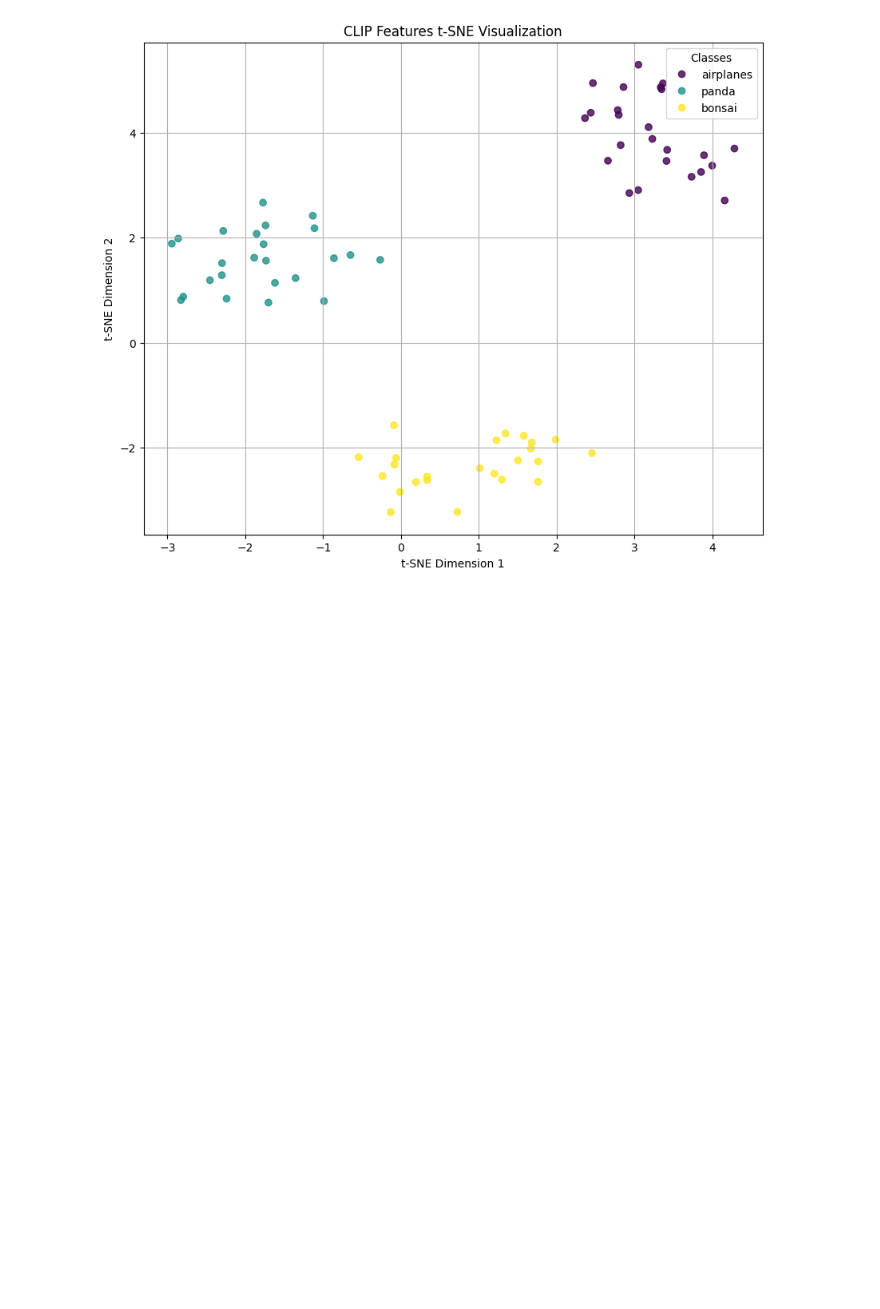
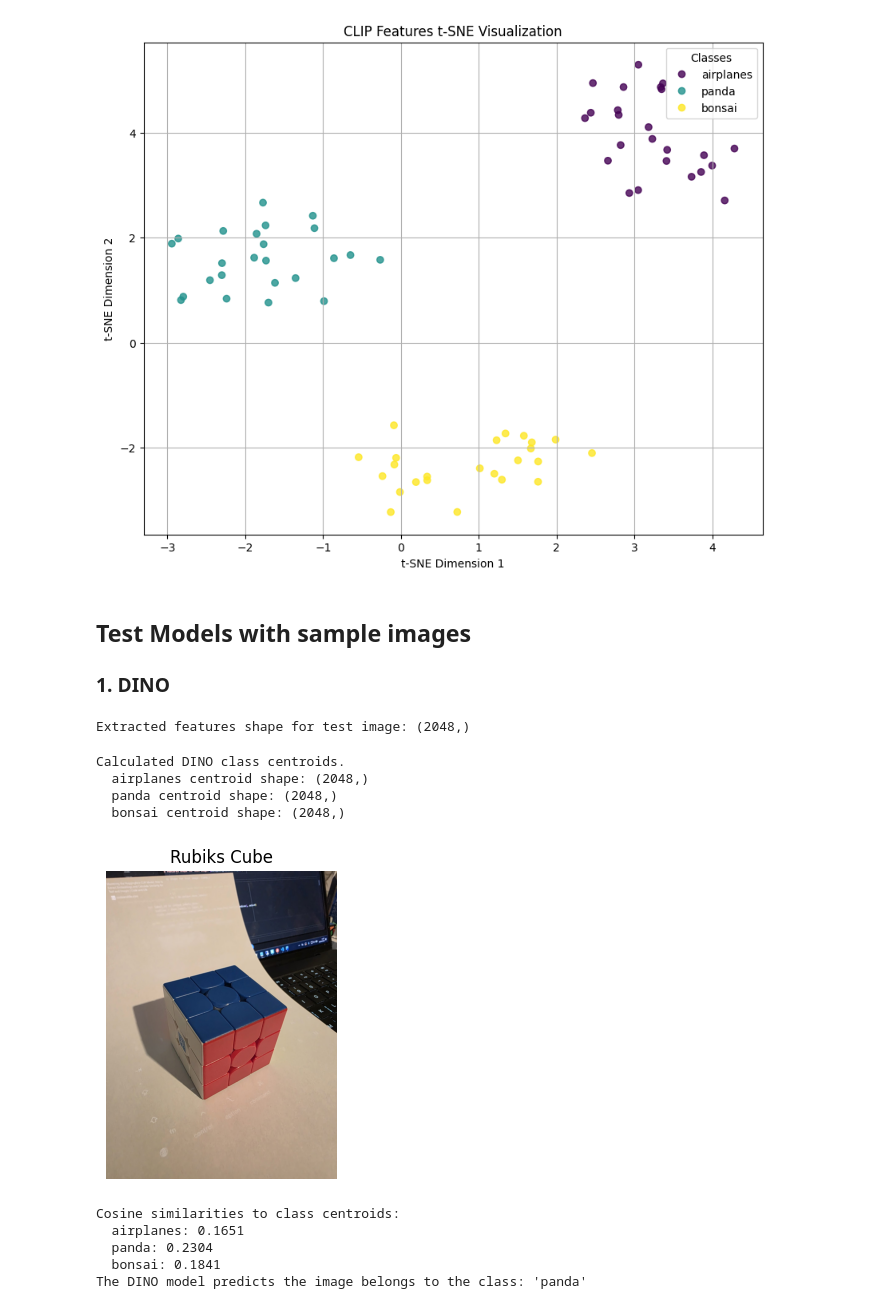
Before and after one commit to tomlough/CE5012, a Jupyter notebook: 24349976_CE5012_Assignment3.ipynb, the cells around one changed output. Saved outputs shown, nothing was run; the diff lists cells and outputs as text; code cells hidden in the pictures; blank space fills up the shorter version.

Commit message:
Added Sample image test for DINO / CLIP

```diff
--- a/24349976_CE5012_Assignment3.ipynb
+++ b/24349976_CE5012_Assignment3.ipynb
@@ -299,8 +299,9 @@ all_dino_labels = []
 with torch.no_grad():
     for batch_images, batch_labels in dino_dataloader:
         batch_images = batch_images.to(device)
-        features = dino_model(batch_images).squeeze()
-        all_dino_features.append(features.cpu())
+        dino_features = dino_model(batch_images).squeeze()
+
+        all_dino_features.append(dino_features.cpu())
         all_dino_labels.append(batch_labels)
 
 # 4. Convert them to numpy format
@@ -415,3 +425,72 @@ plt.grid(True)
 plt.show()
 # %% [output]
 [figure]
+# %% [markdown]
+## Test Models with sample images
+### 1. DINO
+# %%
+# Load a random image
+random_image_path = "/content/RubikCube.jpg"
+random_pil_image = Image.open(random_image_path).convert("RGB")
+
+# Apply the DINO preprocessing transform
+# Note: 'transform' already includes Resize, ToTensor, and Normalize for DINO
+preprocessed_image = transform(random_pil_image).unsqueeze(0).to(device)
+
+# Extract features using the DINO feature extractor
+dino_test_features = dino_model(preprocessed_image).squeeze()
+dino_test_features = dino_test_features.detach().cpu().numpy() # Removed .tensor and added .cpu() to move to CPU before converting to numpy
+
+print(f"Extracted features shape for test image: {dino_test_features.shape}")
+# %% [output]
+Extracted features shape for test image: (2048,)
+# %%
+# Calculate class centroids (mean feature vector for each class)
+class_centroids = {}
+unique_labels_dino = np.unique(all_dino_labels)
+
+for label_id in unique_labels_dino:
+    indices = all_dino_labels == label_id
+    class_centroids[class_names[label_id]] = np.mean(all_dino_features[indices], axis=0)
+
+print("Calculated DINO class centroids.")
+for class_name, centroid in class_centroids.items():
+    print(f"  {class_name} centroid shape: {centroid.shape}")
+# %% [output]
+Calculated DINO class centroids.
+  airplanes centroid shape: (2048,)
+  panda centroid shape: (2048,)
+  bonsai centroid shape: (2048,)
+# %%
+from sklearn.metrics.pairwise import cosine_similarity
+
+# Compare the test image's features to each class centroid
+similarities = {}
+for class_name, centroid in class_centroids.items():
+    # Reshape for cosine_similarity: (1, n_features) and (1, n_features)
+    similarity = cosine_similarity(dino_test_features.reshape(1, -1), centroid.reshape(1, -1))[0][0]
+    similarities[class_name] = similarity
+    #print(f"  {class_name} similarity: {similarity:.4f}")
+
+# Find the class with the highest similarity
+#print(f"Loading image from: {random_image_path}")
+plt.figure(figsize=(4, 4))
+plt.imshow(random_pil_image)
+plt.title("Rubiks Cube")
+plt.axis('off')
+plt.show()
+
+print("Cosine similarities to class centroids:")
+for class_name, sim in similarities.items():
+    print(f"  {class_name}: {sim:.4f}")
+
+# Predict the class based on the highest similarity
+predicted_class = max(similarities, key=similarities.get)
+print(f"The DINO model predicts the image belongs to the class: '{predicted_class}'")
+# %% [output]
+[figure, added]
+Cosine similarities to class centroids:
+  airplanes: 0.1651
+  panda: 0.2304
+  bonsai: 0.1841
+The DINO model predicts the image belongs to the class: 'panda'
```
Also changed, not shown: parts of 7 cells of this notebook.
